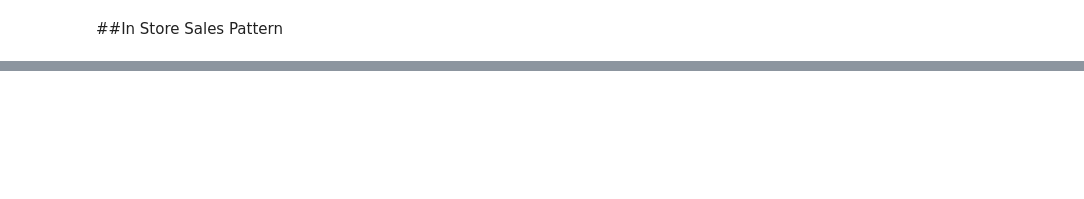
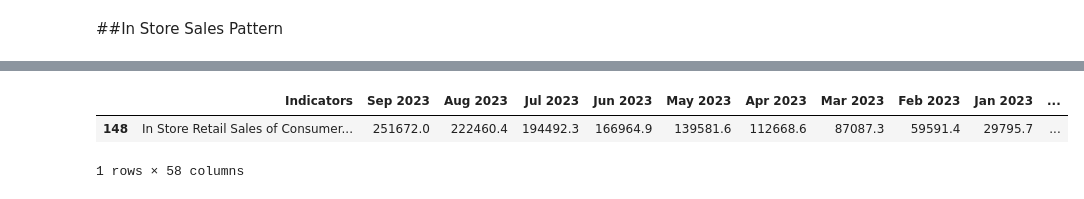
Before and after one commit to AdaChen1130/Ecommerce-affecting-brickandmortar-retail, a Jupyter notebook: Data_analysis_retail.ipynb, the cells around one changed output, grey strips where cells are left out. Drawn from its saved outputs; the diff is of its cells as text; code cells hidden in the pictures; blank space fills up the shorter version.

```diff
--- a/Data_analysis_retail.ipynb
+++ b/Data_analysis_retail.ipynb
@@ -96,3 +103,10 @@ fig.show()
 [interactive output not drawn]
 # %% [markdown]
 ##In Store Sales Pattern
+# %%
+# Identifying the rows for the required calculations
+total_retail_sales_row = df[df['Indicators'].str.contains("Total Retail Sales of Consumer Goods, Accumulated", na=False)]
+online_retail_sales_row = df[df['Indicators'].str.contains("Online Retail Sales in Goods, Accumulated", na=False)]
+
+# Checking if the rows are correctly identified
+total_retail_sales_row, online_retail_sales_row
@@ -99 +131,21 @@ fig.show()
+# %%
+# Selecting the specific rows for total and online retail sales (ignoring growth rates or other metrics)
+total_retail_sales = total_retail_sales_row.iloc[0]  # Assuming the first row is the correct one
+online_retail_sales = online_retail_sales_row.iloc[0]  # Assuming the first row is the correct one
+
+# Calculating the difference to get in-store retail sales
+in_store_retail_sales = total_retail_sales[1:] - online_retail_sales[1:]
+
+# Preparing the new row to be added
+new_row = pd.DataFrame(data=[["In Store Retail Sales of Consumer Goods, Accumulated (100 million yuan)"] + list(in_store_retail_sales)], columns=df.columns)
+
+# Adding the new row to the dataset
+df = pd.concat([df, new_row], ignore_index=True)
+
+# Display the new row and a few rows of the updated dataset to confirm the addition
+df.tail(1)  # Displaying the last few rows to include the new addition
+# %% [output]
+|  | Indicators | Sep 2023 | Aug 2023 | Jul 2023 | Jun 2023 | May 2023 | Apr 2023 | Mar 2023 | Feb 2023 | Jan 2023 | ... |
+| 148 | In Store Retail Sales of Consumer... | 251672.0 | 222460.4 | 194492.3 | 166964.9 | 139581.6 | 112668.6 | 87087.3 | 59591.4 | 29795.7 | ... |
+1 rows × 58 columns
 # %%
```
Also changed, not shown: parts of 8 cells of this notebook.
